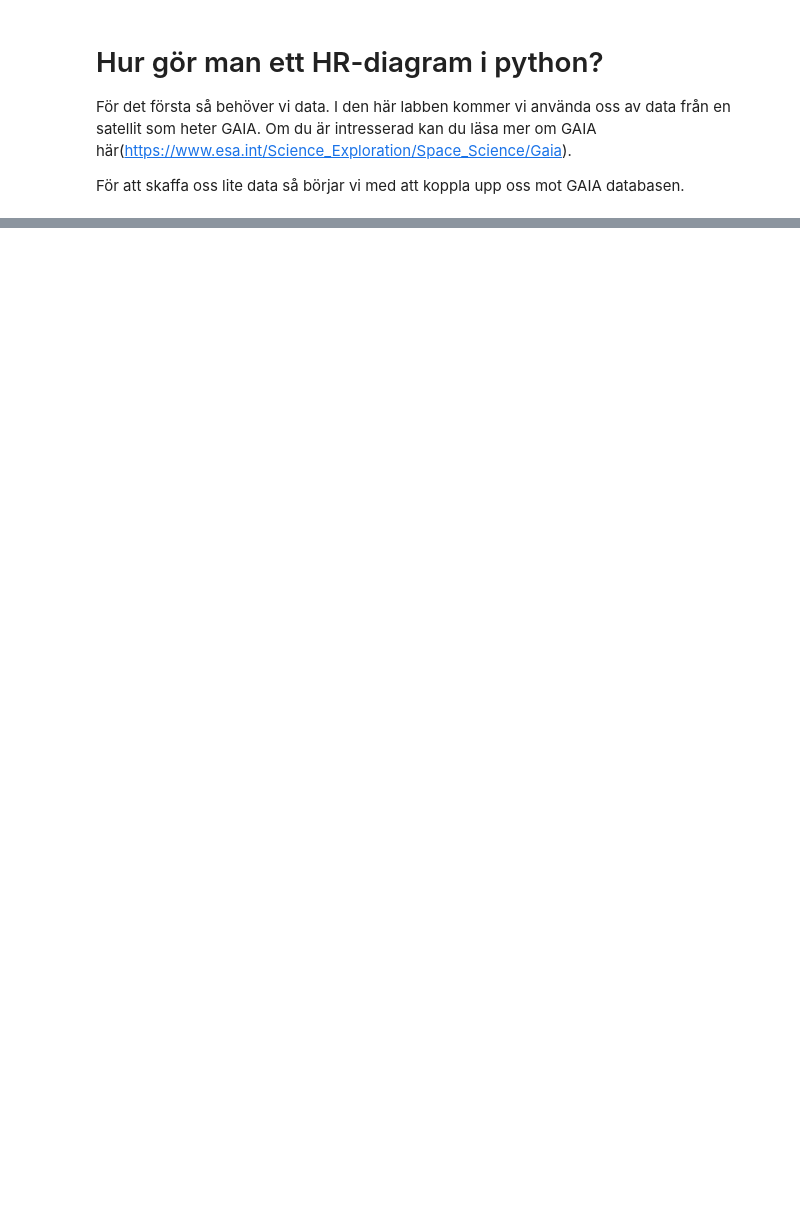
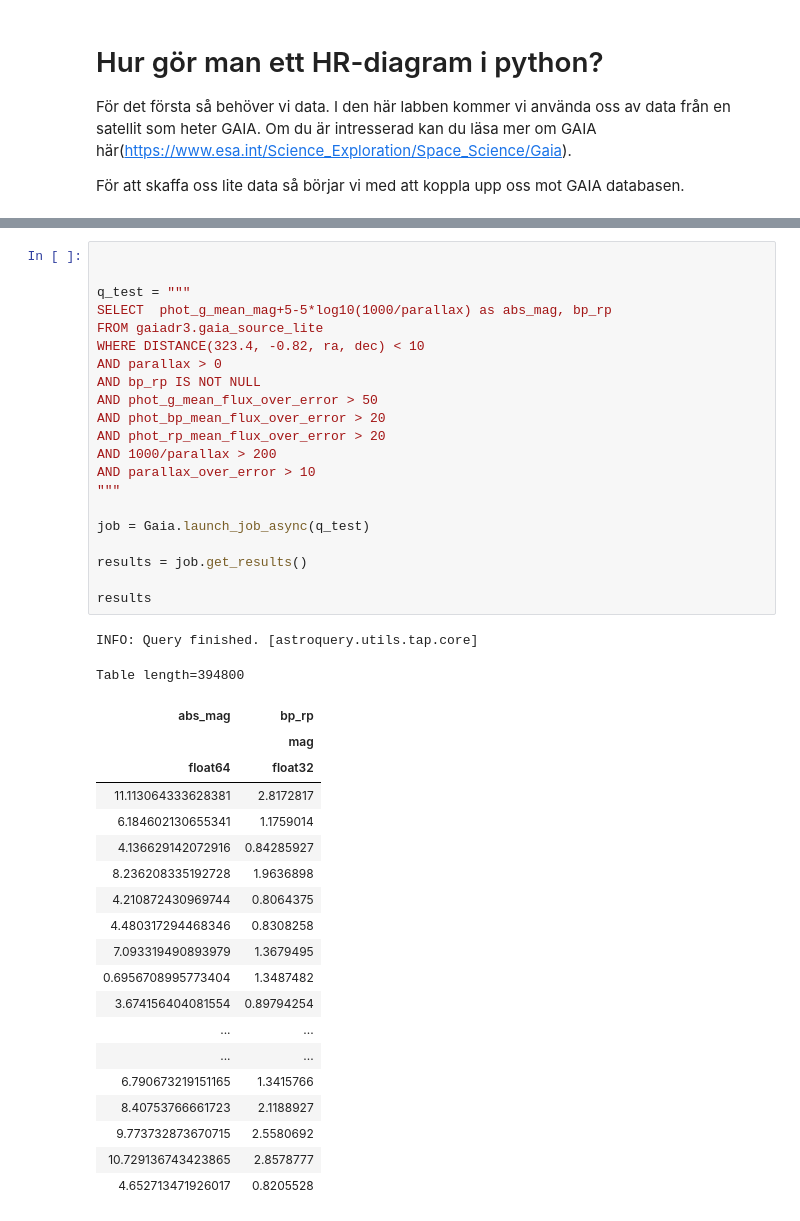
Before and after one commit to Hobbit0419/Rymd_Forskar_Skolan_RFS, a Jupyter notebook: Astronomi/HR-Diagram.ipynb, the cells around one changed output, grey strips where cells are left out. Saved outputs shown, nothing was run; the diff lists cells and outputs as text; blank space fills up the shorter version.

```diff
--- a/Astronomi/HR-Diagram.ipynb
+++ b/Astronomi/HR-Diagram.ipynb
@@ -46,0 +24,43 @@ Table length=100000
+# %%
+
+
+q_test = """
+SELECT  phot_g_mean_mag+5-5*log10(1000/parallax) as abs_mag, bp_rp
+FROM gaiadr3.gaia_source_lite
+WHERE DISTANCE(323.4, -0.82, ra, dec) < 10
+AND parallax > 0
+AND bp_rp IS NOT NULL
+AND phot_g_mean_flux_over_error > 50
+AND phot_bp_mean_flux_over_error > 20
+AND phot_rp_mean_flux_over_error > 20
+AND 1000/parallax > 200
+AND parallax_over_error > 10
+"""
+
+job = Gaia.launch_job_async(q_test)
+
+results = job.get_results()
+
+results
+# %% [output]
+INFO: Query finished. [astroquery.utils.tap.core]
+Table length=394800
+| abs_mag | bp_rp |
+|  | mag |
+| float64 | float32 |
+| 11.113064333628381 | 2.8172817 |
+| 6.184602130655341 | 1.1759014 |
+| 4.136629142072916 | 0.84285927 |
+| 8.236208335192728 | 1.9636898 |
+| 4.210872430969744 | 0.8064375 |
+| 4.480317294468346 | 0.8308258 |
+| 7.093319490893979 | 1.3679495 |
+| 0.6956708995773404 | 1.3487482 |
+| 3.674156404081554 | 0.89794254 |
+| ... | ... |
+| ... | ... |
+| 6.790673219151165 | 1.3415766 |
+| 8.40753766661723 | 2.1188927 |
+| 9.773732873670715 | 2.5580692 |
+| 10.729136743423865 | 2.8578777 |
+| 4.652713471926017 | 0.8205528 |
```
Also changed, not shown: parts of 4 cells of this notebook, 5 other files.
